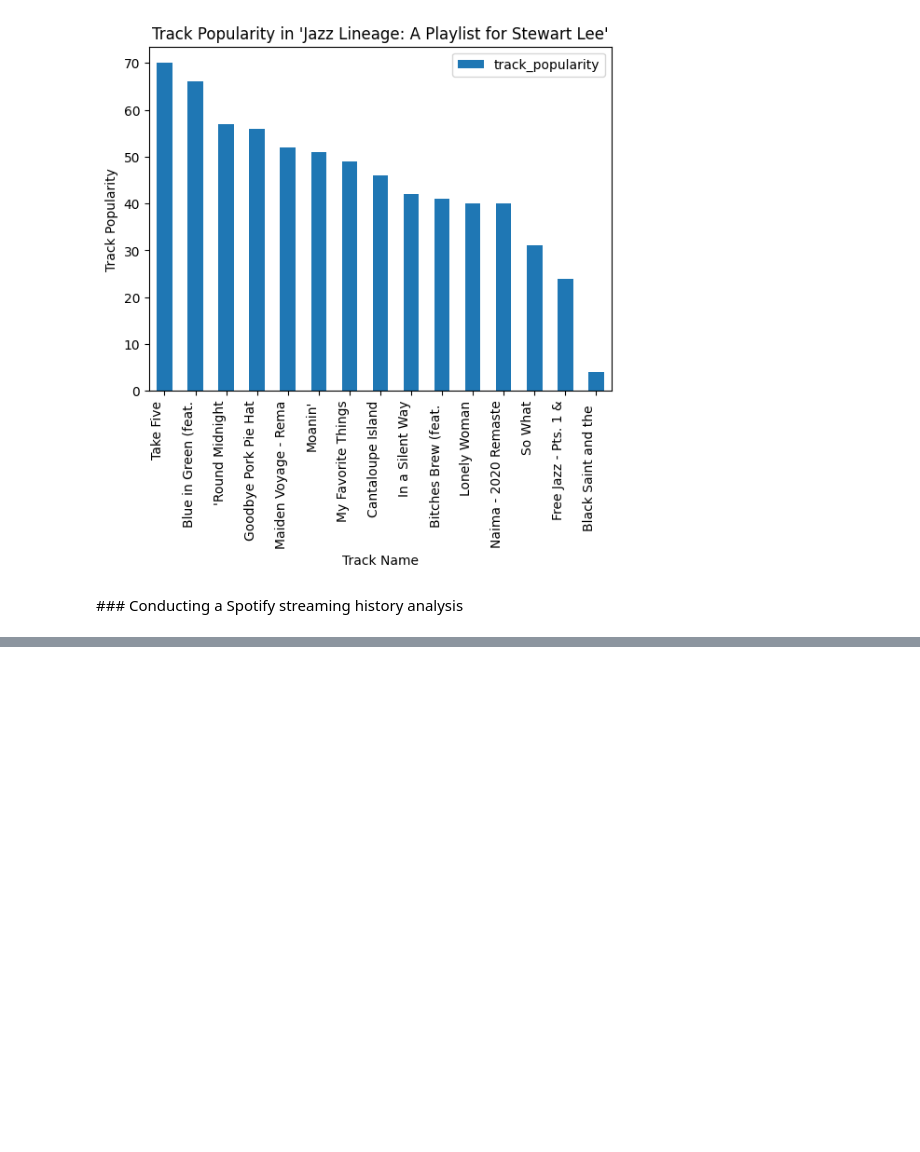
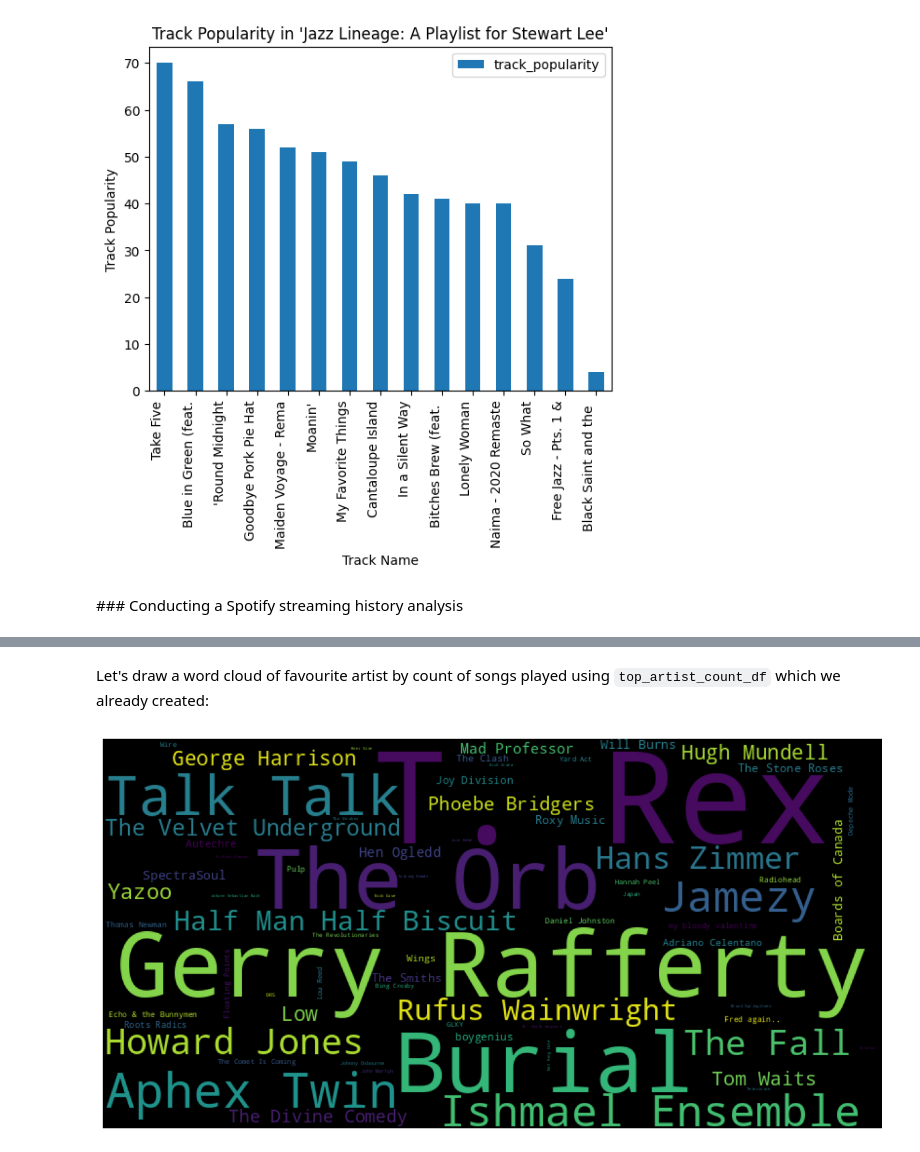
Before and after one commit to malminhas/spotify, a Jupyter notebook: spotify_playbook.ipynb, the cells around one changed output, grey strips where cells are left out. Cells and saved outputs as stored; diff of their text form; code cells hidden in the pictures; blank space fills up the shorter version.

```diff
--- a/spotify_playbook.ipynb
+++ b/spotify_playbook.ipynb
@@ -119,0 +213,20 @@ See [here](https://github.com/jayeshironside/Spotify-Streaming-history-analysis)
+# %% [markdown]
+Let's draw a word cloud of favourite artist by count of songs played using `top_artist_count_df` which we already created:
+# %%
+from wordcloud import WordCloud
+import matplotlib
+import matplotlib.pyplot as plt
+
+def plot_cloud(wordcloud):
+    fig = plt.figure(figsize=(15,8))
+    plt.imshow(wordcloud)
+    plt.axis('off')
+
+wordcloud = WordCloud(width=800,height=400,
+                      max_words=100,
+                      relative_scaling=1,
+                      normalize_plurals=False,
+                      collocations=False).generate_from_frequencies(top_artist_count_df)
+plot_cloud(wordcloud)
+# %% [output]
+[figure, added]
```
Also changed, not shown: parts of 20 cells of this notebook.
